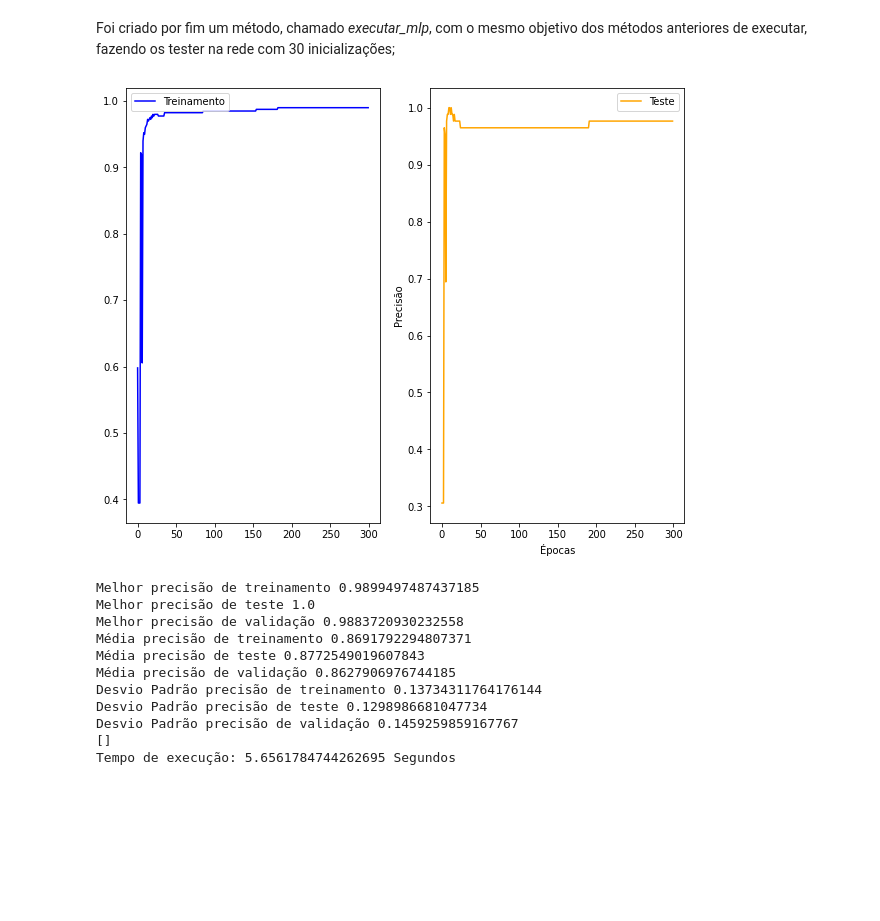
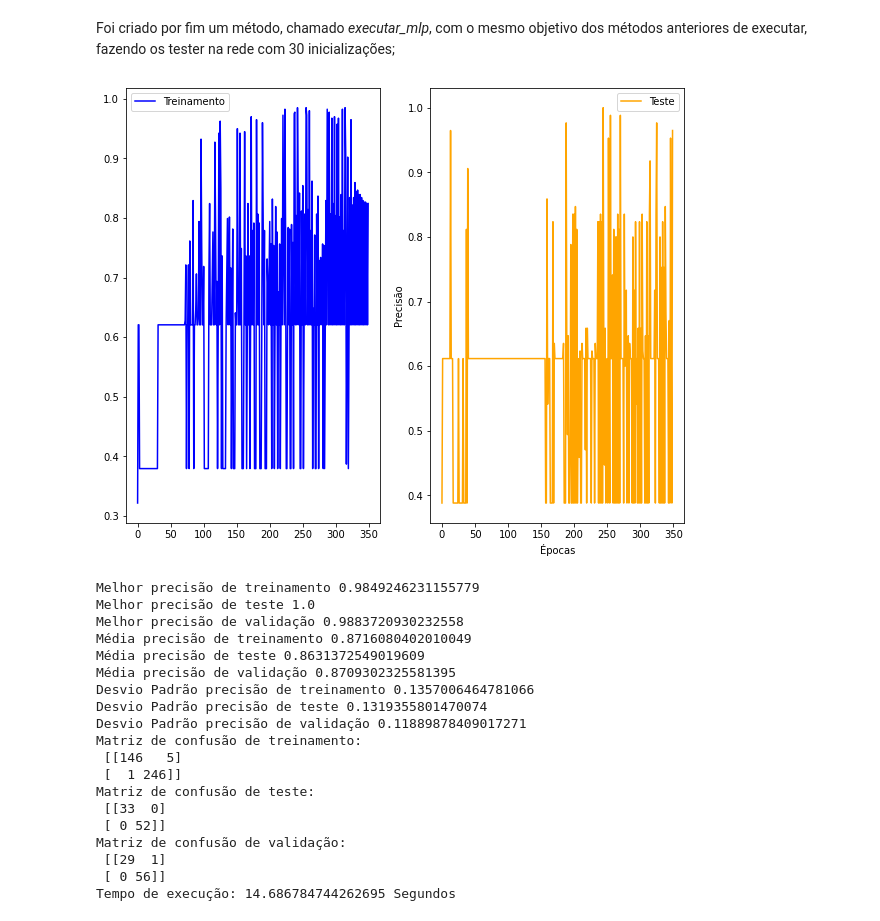
Before and after one commit to AlvaroCavalcante/computacao-bioinspirada, a Jupyter notebook: redes neurais/redes_neurais_trabalho.ipynb, the cells around one changed output. Saved outputs shown, nothing was run; the diff lists cells and outputs as text; code cells hidden in the pictures; blank space fills up the shorter version.

Commit message:
atualização na documentação e testes do algoritmo

```diff
--- a/redes neurais/redes_neurais_trabalho.ipynb
+++ b/redes neurais/redes_neurais_trabalho.ipynb
@@ -1308,3 +1377,13 @@ A matriz de confusão é especialmente útil nesses casos, uma vez que estamos l
+# %%
+def get_matriz_confusao(valor_correto, valor_previsto):
+    previsao = valor_previsto.copy()
+
+    previsao[previsao >= 0.5] = 1
+    previsao[previsao < 0.5] = 0
+
+    matriz_confusao = confusion_matrix(valor_correto, previsao)
+
+    return matriz_confusao
 # %% [markdown]
 ## Treinamento do algoritmo
 O método *treinar_mlp* é o responsável por aplicar todas as contas que foram criadas anteriormente, atualizado os pesos em cada uma das épocas.
@@ -1315,7 +1394,8 @@ def treinar_mlp(epocas, neuronios_camada, f_ativacao, f_custo, pesos, x_treiname
     precisoes_treinamento = []
     precisoes_teste = []
     melhores_pesos = []
-    melhor_matriz = []
+    melhor_matriz_treinamento = []
+    melhor_matriz_teste = []
 
     while execucoes < epocas:
         ativacao = feed_foward(pesos, x_treinamento, f_ativacao)
@@ -1333,14 +1413,16 @@ def treinar_mlp(epocas, neuronios_camada, f_ativacao, f_custo, pesos, x_treiname
         delta_camada_oculta = get_delta_oculto(pesos, delta_saida, ativacao)
 
         melhores_pesos = pesos.copy() if precisoes_treinamento[execucoes] >= max(precisoes_treinamento) else melhores_pesos
+        melhor_matriz_treinamento = get_matriz_confusao(classe_reshaped, resultado_camada_saida) if precisoes_treinamento[execucoes] >= max(precisoes_treinamento) else melhor_matriz_treinamento
 
         pesos = backpropagation(pesos, ativacao, delta_saida, delta_camada_oculta, x_treinamento)
 
-        precisoes_teste.append(testar_mlp(pesos, x_teste, y_teste, f_ativacao, f_custo))
-        melhor_matriz = get_matriz_confusao(classe_reshaped, resultado_camada_saida) if precisoes_teste[execucoes] >= max(precisoes_teste) else melhor_matriz
+        teste_rede = testar_mlp(pesos, x_teste, y_teste, f_ativacao, f_custo)
+        precisoes_teste.append(teste_rede[0])
+        melhor_matriz_teste = teste_rede[1] if precisoes_teste[execucoes] >= max(precisoes_teste) else melhor_matriz_teste
         execucoes += 1
 
-    return precisoes_treinamento, precisoes_teste, melhores_pesos, melhor_matriz
+    return precisoes_treinamento, precisoes_teste, melhores_pesos, melhor_matriz_treinamento, melhor_matriz_teste
 # %% [markdown]
 Para testar o desempenho ao final de cada época o método testar também passou por adaptações
 # %%
@@ -1352,9 +1434,10 @@ def testar_mlp(pesos, x_previsores, y_classe, f_ativacao, f_custo):
     resultado_camada_saida = ativacao[len(ativacao) - 1]
     classe_reshaped = y_classe.values.reshape(-1,1)
 
+    matriz_confusao = get_matriz_confusao(classe_reshaped, resultado_camada_saida)
     precisao = get_precisao(classe_reshaped, resultado_camada_saida)
 
-    return precisao
+    return precisao, matriz_confusao
 # %% [markdown]
 ## Adicionando camadas
 A lógica foi construída para inicializar a estrutura de pesos baseado em uma Array que vai indicar o número de camadas e de neurônios em cada camada, portanto o processo de expandir a rede se torna simples.
@@ -1373,7 +1456,9 @@ def executar_mlp(funcao_ativacao, funcao_custo, epocas, dominio_pesos = [-1, 1],
     precisao_treinamento = []
     precisao_teste = []
     resultado_final = []
-    matriz_confusao = []
+    matriz_confusao_treinamento = []
+    matriz_confusao_teste = []
+    matriz_confusao_validacao = []
     start_time = time.time() # tempo de execução
 
     for i in range(30):
@@ -1390,30 +1475,44 @@ def executar_mlp(funcao_ativacao, funcao_custo, epocas, dominio_pesos = [-1, 1],
         convergencia_teste = treinamento[1] if max(treinamento[1]) >= max(convergencia_teste) \
                                         else convergencia_teste
 
-        matriz_confusao.append(treinamento[3])
         precisao_treinamento.append(max(treinamento[0]))
         precisao_teste.append(max(treinamento[1]))
-        resultado_final.append(testar_mlp(treinamento[2], x_validacao, y_validacao,
-                                      funcao_ativacao, funcao_custo))
+        teste_final = testar_mlp(treinamento[2], x_validacao, y_validacao,
+                                      funcao_ativacao, funcao_custo)
+        resultado_final.append(teste_final[0])
+
+        matriz_confusao_treinamento = treinamento[3] if max(treinamento[0]) >= max(precisao_treinamento) else matriz_confusao_treinamento
+        matriz_confusao_teste = treinamento[4] if max(treinamento[1]) >= max(precisao_teste) else matriz_confusao_teste
+        matriz_confusao_validacao = teste_final[1] if teste_final[0] >= max(resultado_final) else matriz_confusao_validacao
 
     plotar_convergencia(convergencia_treinamento, convergencia_teste)
     exibir_resultados(precisao_treinamento, precisao_teste, resultado_final)
-    print(matriz_confusao[precisao_teste.index(max(precisao_teste))])
+    print('Matriz de confusão de treinamento:\n', matriz_confusao_treinamento)
+    print('Matriz de confusão de teste:\n', matriz_confusao_teste)
+    print('Matriz de confusão de validação:\n', matriz_confusao_validacao)
     print("Tempo de execução: %s Segundos" % (time.time() - start_time))
 # %%
-executar_mlp(funcao_ativacao_sigmoid, funcao_custo_mlp, 300)
+executar_mlp(funcao_ativacao_sigmoid_mlp, funcao_custo_mlp, 350)
 # %% [output]
-[figure, old version]
+[figure, new version]
-Melhor precisão de treinamento 0.9899497487437185
+Melhor precisão de treinamento 0.9849246231155779
 Melhor precisão de teste 1.0
 Melhor precisão de validação 0.9883720930232558
-Média precisão de treinamento 0.8691792294807371
-Média precisão de teste 0.8772549019607843
-Média precisão de validação 0.8627906976744185
-Desvio Padrão precisão de treinamento 0.13734311764176144
-Desvio Padrão precisão de teste 0.1298986681047734
-Desvio Padrão precisão de validação 0.1459259859167767
-[]
-Tempo de execução: 5.6561784744262695 Segundos
+Média precisão de treinamento 0.8716080402010049
+Média precisão de teste 0.8631372549019609
+Média precisão de validação 0.8709302325581395
+Desvio Padrão precisão de treinamento 0.1357006464781066
+Desvio Padrão precisão de teste 0.1319355801470074
+Desvio Padrão precisão de validação 0.11889878409017271
+Matriz de confusão de treinamento:
+ [[146   5]
+ [  1 246]]
+Matriz de confusão de teste:
+ [[33  0]
+ [ 0 52]]
+Matriz de confusão de validação:
+ [[29  1]
+ [ 0 56]]
+Tempo de execução: 14.686784744262695 Segundos
 # %% [markdown]
 # Resultados da rede perceptron multicamadas
```
Also changed, not shown: parts of 44 cells of this notebook.
